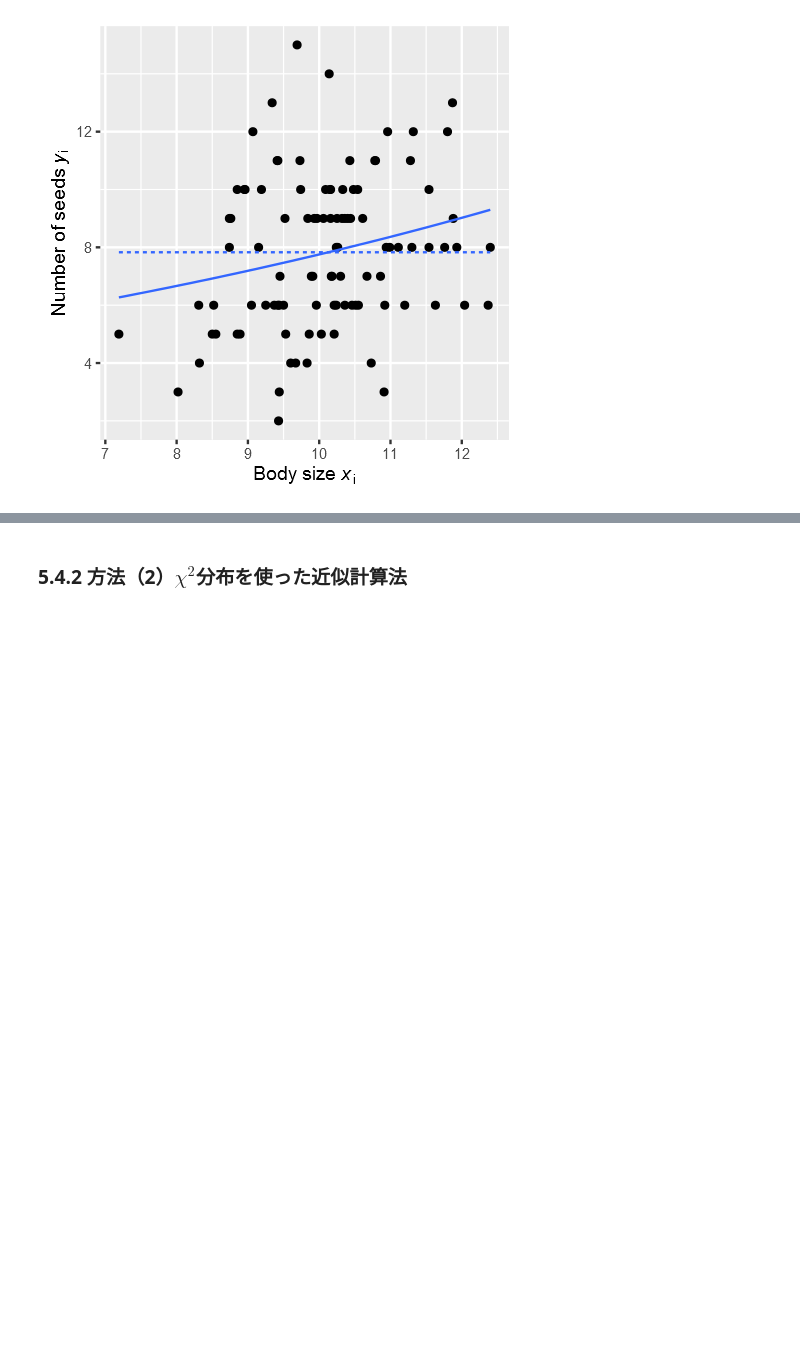
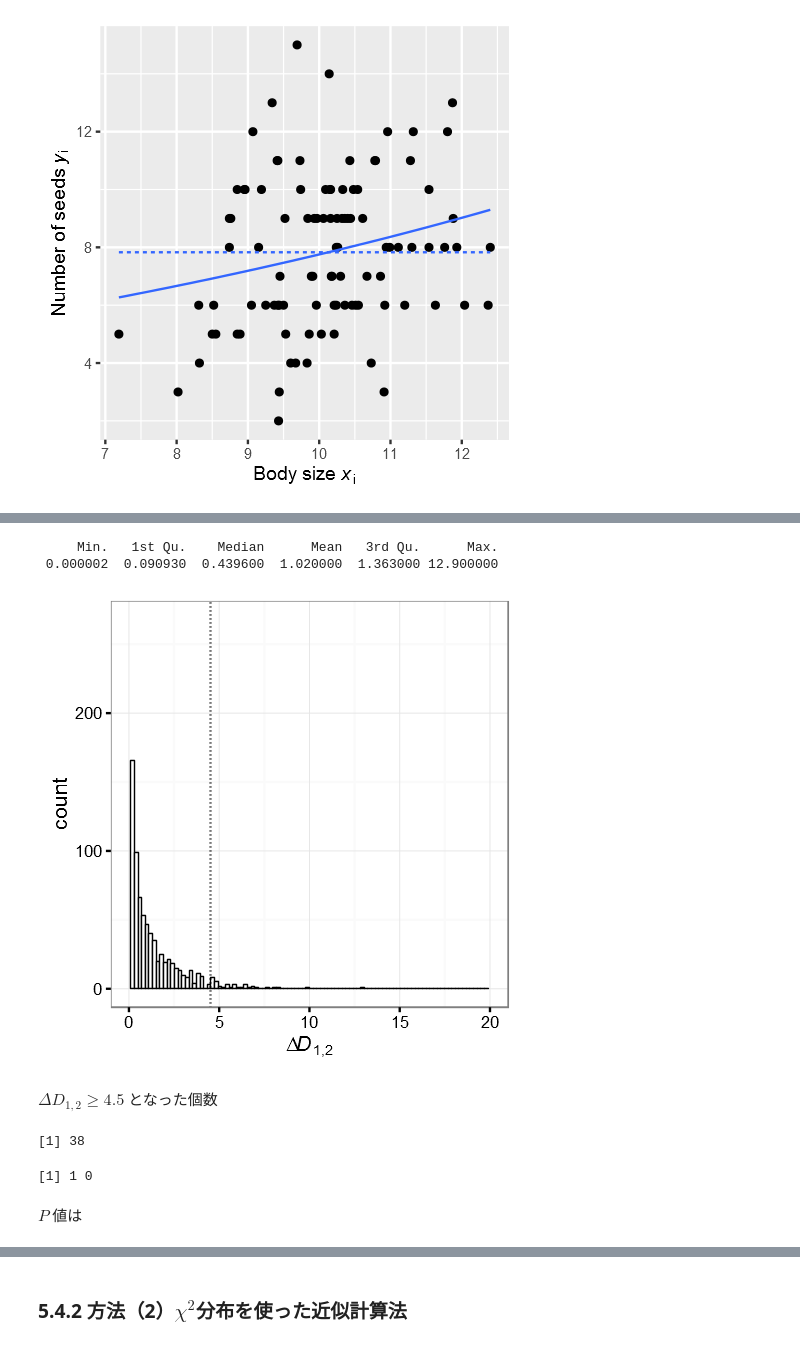
Before and after one commit to whatalnk/stat-model-intro, a Jupyter notebook: Chap05.ipynb, the cells around one changed output, grey strips where cells are left out. Drawn from its saved outputs; the diff is of its cells as text; code cells hidden in the pictures; blank space fills up the shorter version.

```diff
--- a/Chap05.ipynb
+++ b/Chap05.ipynb
@@ -119,0 +279,2 @@ ggplot(aes(x = x, y = y), data = d) +
+# %%
+dd12 <- pb(d, n.bootstrap = 1000)
@@ -119,0 +299,5 @@ ggplot(aes(x = x, y = y), data = d) +
+# %%
+summary(dd12)
+# %% [output]
+     Min.   1st Qu.    Median      Mean   3rd Qu.      Max.
+ 0.000002  0.090930  0.439600  1.020000  1.363000 12.900000
@@ -119,0 +306,22 @@ ggplot(aes(x = x, y = y), data = d) +
+# %%
+data.frame(x = dd12) %>>%
+    ggplot(aes(x = x)) +
+    geom_histogram(bins = 100, colour = "black", fill = "white", size = 0.3) +
+    scale_x_continuous(limits = c(0, 20), breaks = seq(0, 20, 5)) +
+    theme_bw() +
+    geom_vline(xintercept = 4.5, size = 0.5, linetype = "dotted") +
+    xlab(expression(Delta~italic(D)[`1,2`]))
+# %% [output]
+[figure, added]
+# %% [markdown]
+$\Delta D_{1,2} \ge 4.5$ となった個数
+# %%
+sum(dd12 >= 4.5)
+# %% [output]
+[1] 38
+# %%
+as.numeric(c(TRUE, FALSE))
+# %% [output]
+[1] 1 0
+# %% [markdown]
+$P$ 値は
```
Also changed, not shown: parts of 31 cells of this notebook, 7 other files.
